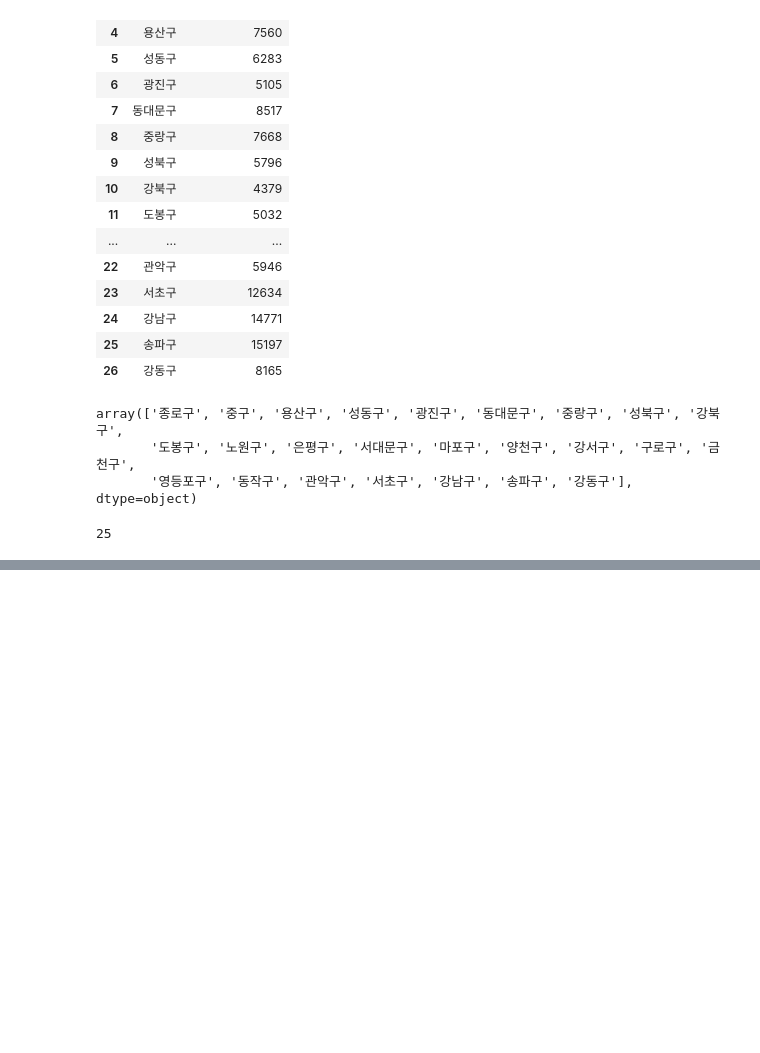
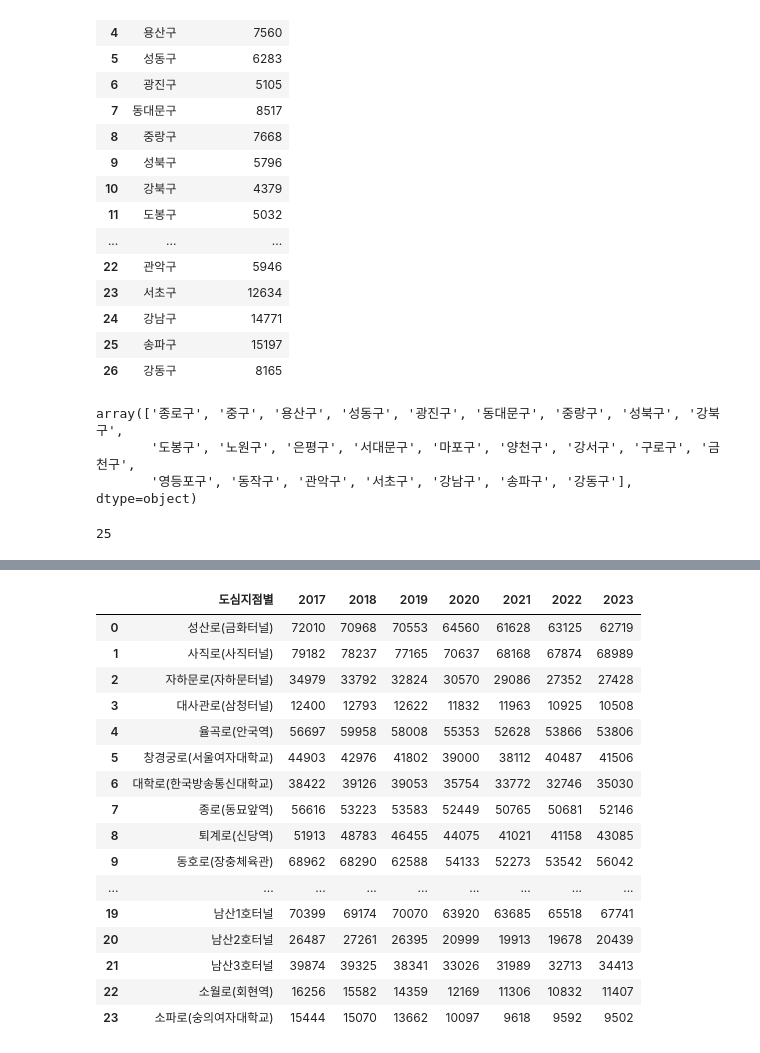
Before and after one commit to CityCrimeResearch/MidProject, a Jupyter notebook: ipynbTest/Junhyeok/Processing2.ipynb, the cells around one changed output, grey strips where cells are left out. Cells and saved outputs as stored; diff of their text form; code cells hidden in the pictures; blank space fills up the shorter version.

```diff
--- a/ipynbTest/Junhyeok/Processing2.ipynb
+++ b/ipynbTest/Junhyeok/Processing2.ipynb
@@ -513,0 +538,25 @@ street_stf_df.to_csv('data/processed/도로시설물_가로등.csv', encoding='u
+# %%
+# 도심지점별(1) 컬럼을 삭제하고 (2)의 경우 도심지점별이라는 이름으로 바꾼다.
+traffic_df.drop('도심지점별(1)', axis=1, inplace=True)
+# 컬럼 이름 변경
+traffic_df = traffic_df.rename(columns={'도심지점별(2)': '도심지점별'})
+# 확인한다
+traffic_df
+# %% [output]
+|  | 도심지점별 | 2017 | 2018 | 2019 | 2020 | 2021 | 2022 | 2023 |
+| 0 | 성산로(금화터널) | 72010 | 70968 | 70553 | 64560 | 61628 | 63125 | 62719 |
+| 1 | 사직로(사직터널) | 79182 | 78237 | 77165 | 70637 | 68168 | 67874 | 68989 |
+| 2 | 자하문로(자하문터널) | 34979 | 33792 | 32824 | 30570 | 29086 | 27352 | 27428 |
+| 3 | 대사관로(삼청터널) | 12400 | 12793 | 12622 | 11832 | 11963 | 10925 | 10508 |
+| 4 | 율곡로(안국역) | 56697 | 59958 | 58008 | 55353 | 52628 | 53866 | 53806 |
+| 5 | 창경궁로(서울여자대학교) | 44903 | 42976 | 41802 | 39000 | 38112 | 40487 | 41506 |
+| 6 | 대학로(한국방송통신대학교) | 38422 | 39126 | 39053 | 35754 | 33772 | 32746 | 35030 |
+| 7 | 종로(동묘앞역) | 56616 | 53223 | 53583 | 52449 | 50765 | 50681 | 52146 |
+| 8 | 퇴계로(신당역) | 51913 | 48783 | 46455 | 44075 | 41021 | 41158 | 43085 |
+| 9 | 동호로(장충체육관) | 68962 | 68290 | 62588 | 54133 | 52273 | 53542 | 56042 |
+| ... | ... | ... | ... | ... | ... | ... | ... | ... |
+| 19 | 남산1호터널 | 70399 | 69174 | 70070 | 63920 | 63685 | 65518 | 67741 |
+| 20 | 남산2호터널 | 26487 | 27261 | 26395 | 20999 | 19913 | 19678 | 20439 |
+| 21 | 남산3호터널 | 39874 | 39325 | 38341 | 33026 | 31989 | 32713 | 34413 |
+| 22 | 소월로(회현역) | 16256 | 15582 | 14359 | 12169 | 11306 | 10832 | 11407 |
+| 23 | 소파로(숭의여자대학교) | 15444 | 15070 | 13662 | 10097 | 9618 | 9592 | 9502 |
```
Also changed, not shown: parts of 9 cells of this notebook, 1 other file.
